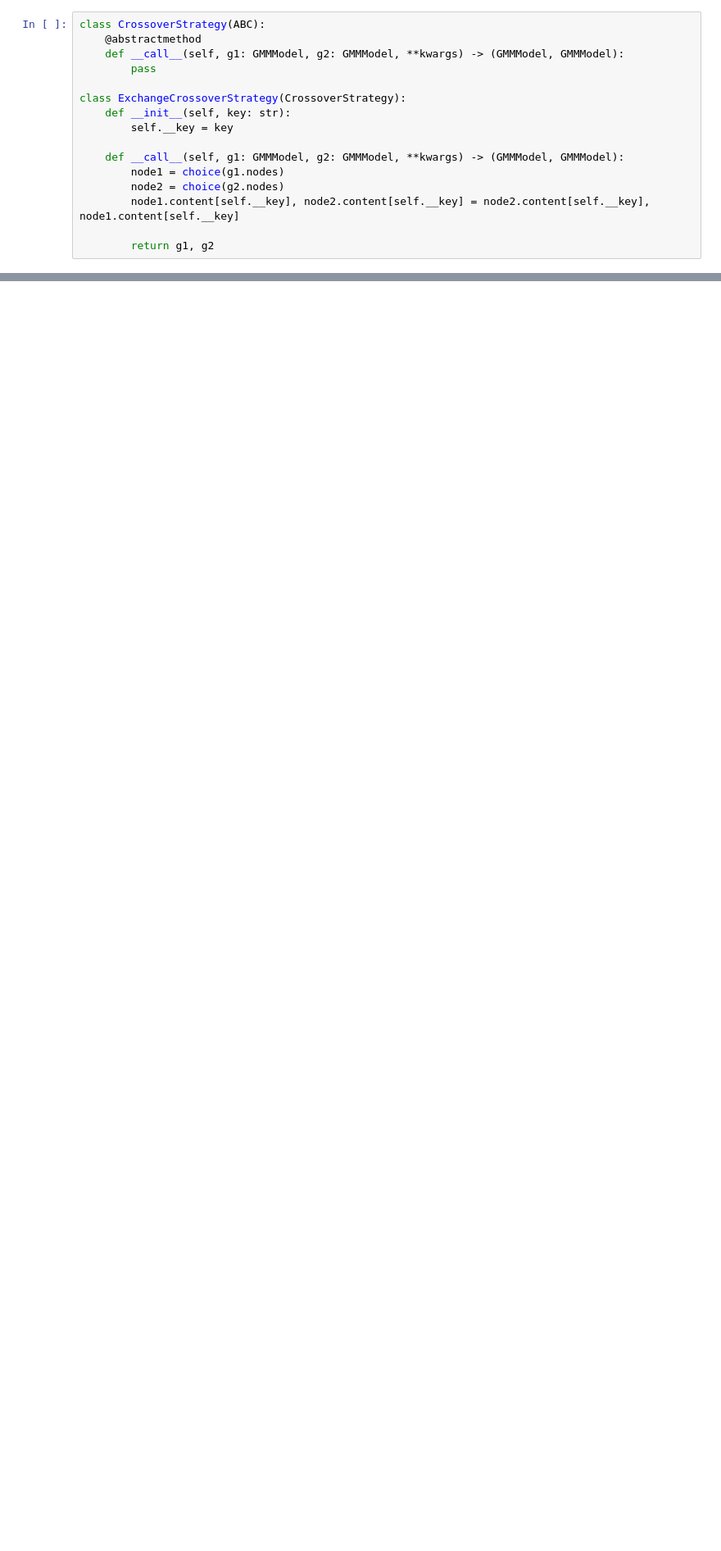
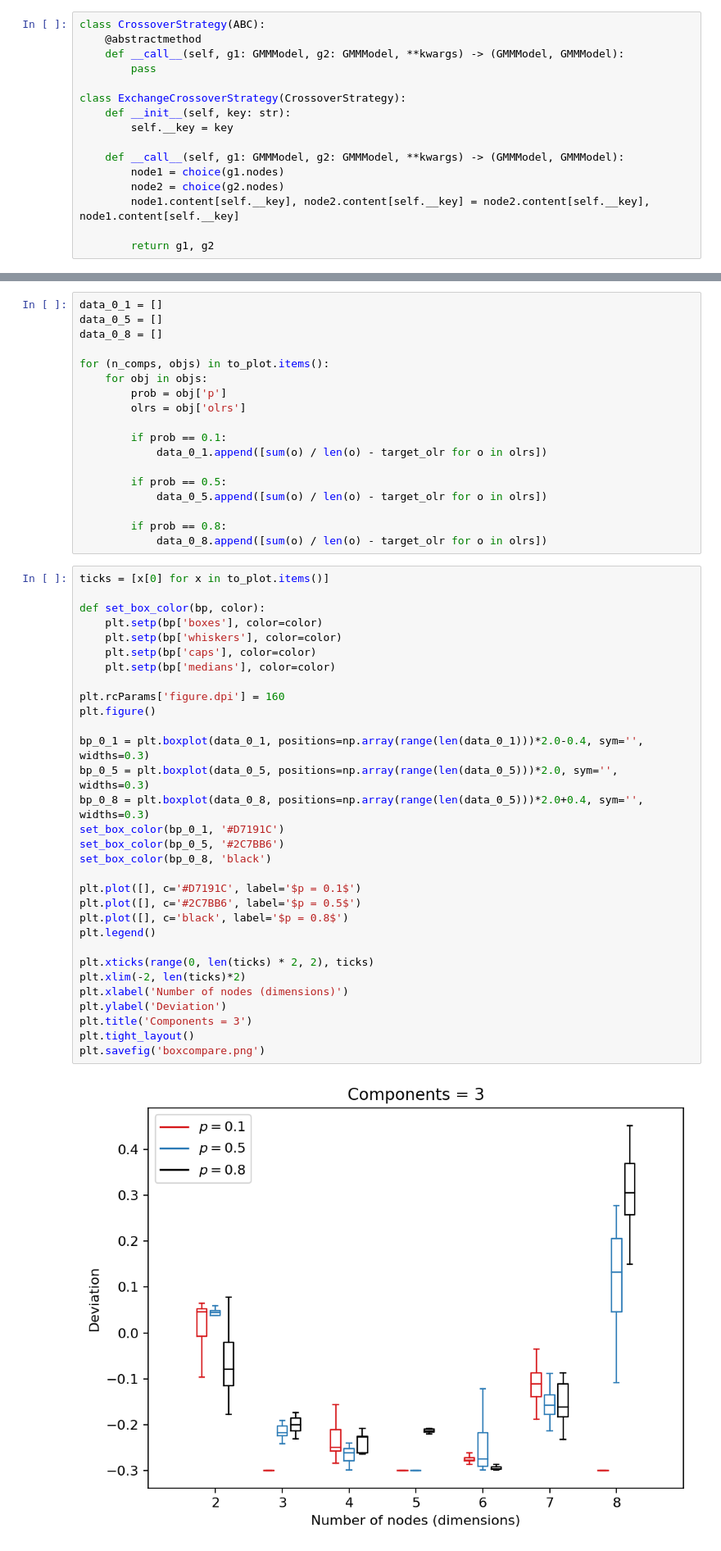
Before and after one commit to D3lph1/moebius, a Jupyter notebook: tutorials/evol.ipynb, the cells around one changed output, grey strips where cells are left out. Shown at 82% size. Drawn from its saved outputs; the diff is of its cells as text; blank space fills up the shorter version.

```diff
--- a/tutorials/evol.ipynb
+++ b/tutorials/evol.ipynb
@@ -309,0 +970,51 @@ optimizer.optimizer._history.show()
+# %%
+data_0_1 = []
+data_0_5 = []
+data_0_8 = []
+
+for (n_comps, objs) in to_plot.items():
+    for obj in objs:
+        prob = obj['p']
+        olrs = obj['olrs']
+
+        if prob == 0.1:
+            data_0_1.append([sum(o) / len(o) - target_olr for o in olrs])
+
+        if prob == 0.5:
+            data_0_5.append([sum(o) / len(o) - target_olr for o in olrs])
+
+        if prob == 0.8:
+            data_0_8.append([sum(o) / len(o) - target_olr for o in olrs])
+# %%
+ticks = [x[0] for x in to_plot.items()]
+
+def set_box_color(bp, color):
+    plt.setp(bp['boxes'], color=color)
+    plt.setp(bp['whiskers'], color=color)
+    plt.setp(bp['caps'], color=color)
+    plt.setp(bp['medians'], color=color)
+
+plt.rcParams['figure.dpi'] = 160
+plt.figure()
+
+bp_0_1 = plt.boxplot(data_0_1, positions=np.array(range(len(data_0_1)))*2.0-0.4, sym='', widths=0.3)
+bp_0_5 = plt.boxplot(data_0_5, positions=np.array(range(len(data_0_5)))*2.0, sym='', widths=0.3)
+bp_0_8 = plt.boxplot(data_0_8, positions=np.array(range(len(data_0_5)))*2.0+0.4, sym='', widths=0.3)
+set_box_color(bp_0_1, '#D7191C')
+set_box_color(bp_0_5, '#2C7BB6')
+set_box_color(bp_0_8, 'black')
+
+plt.plot([], c='#D7191C', label='$p = 0.1$')
+plt.plot([], c='#2C7BB6', label='$p = 0.5$')
+plt.plot([], c='black', label='$p = 0.8$')
+plt.legend()
+
+plt.xticks(range(0, len(ticks) * 2, 2), ticks)
+plt.xlim(-2, len(ticks)*2)
+plt.xlabel('Number of nodes (dimensions)')
+plt.ylabel('Deviation')
+plt.title('Components = 3')
+plt.tight_layout()
+plt.savefig('boxcompare.png')
+# %% [output]
+[figure, added]
```
Also changed, not shown: parts of 57 cells of this notebook, 3 other files.
